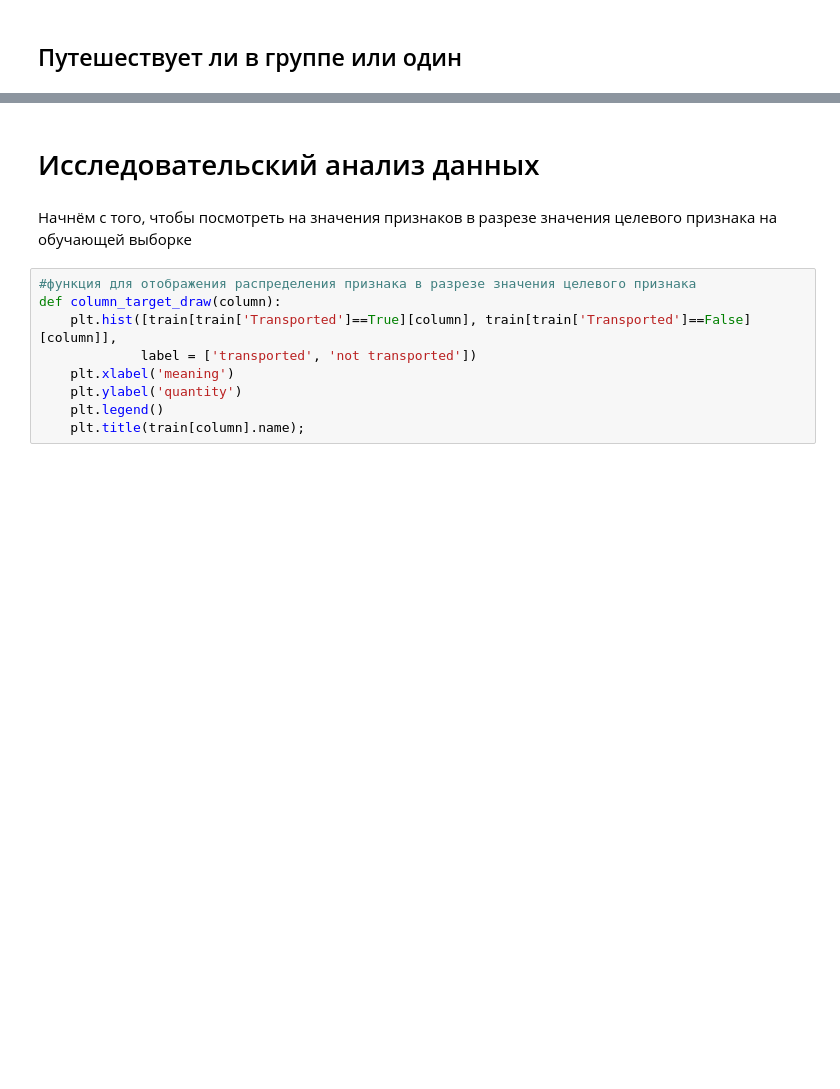
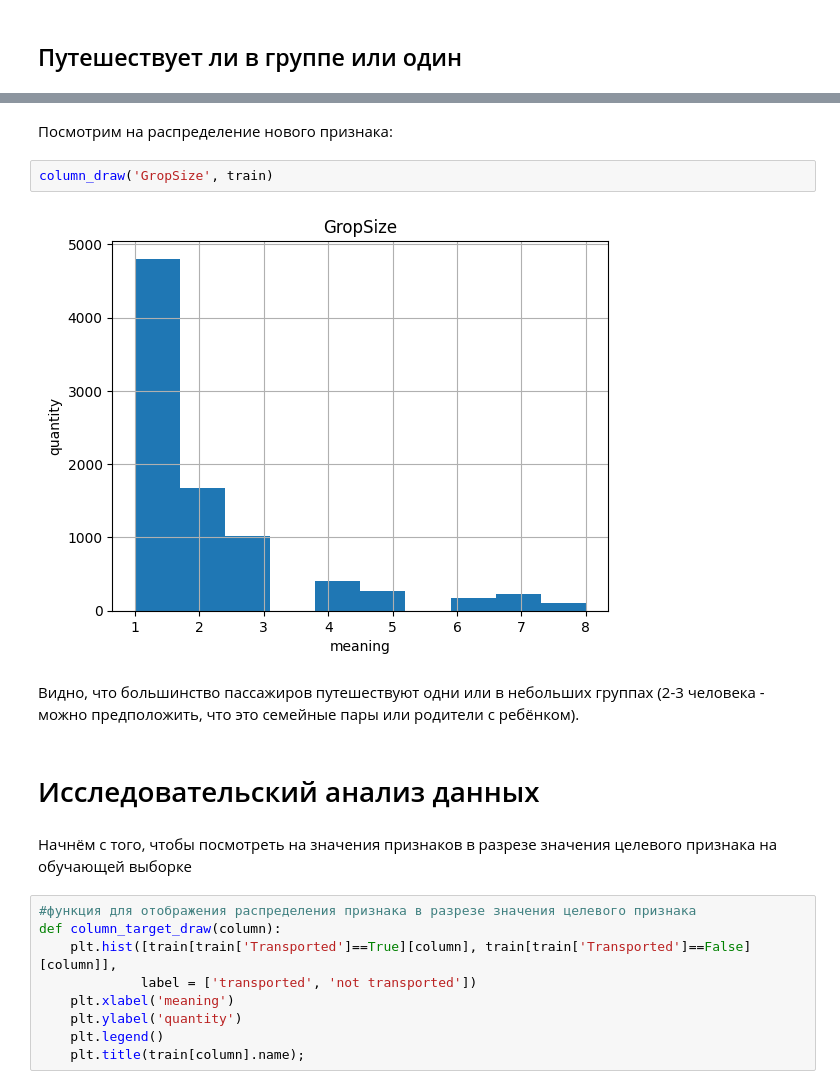
Before and after one commit to xEsseax/kaggle, a Jupyter notebook: titanic_spaceship.ipynb, the cells around one changed output, grey strips where cells are left out. Saved outputs shown, nothing was run; the diff lists cells and outputs as text; blank space fills up the shorter version.

```diff
--- a/titanic_spaceship.ipynb
+++ b/titanic_spaceship.ipynb
@@ -444,3 +465,11 @@ plt.ylabel('passengers');
+# %% [markdown]
+Посмотрим на распределение нового признака:
+# %%
+column_draw('GropSize', train)
+# %% [output]
+[figure, added]
+# %% [markdown]
+Видно, что большинство пассажиров путешествуют одни или в небольших группах (2-3 человека - можно предположить, что это семейные пары или родители с ребёнком).
 # %% [markdown]
 # Исследовательский анализ данных
 # %% [markdown]
```
Also changed, not shown: parts of 12 cells of this notebook.
